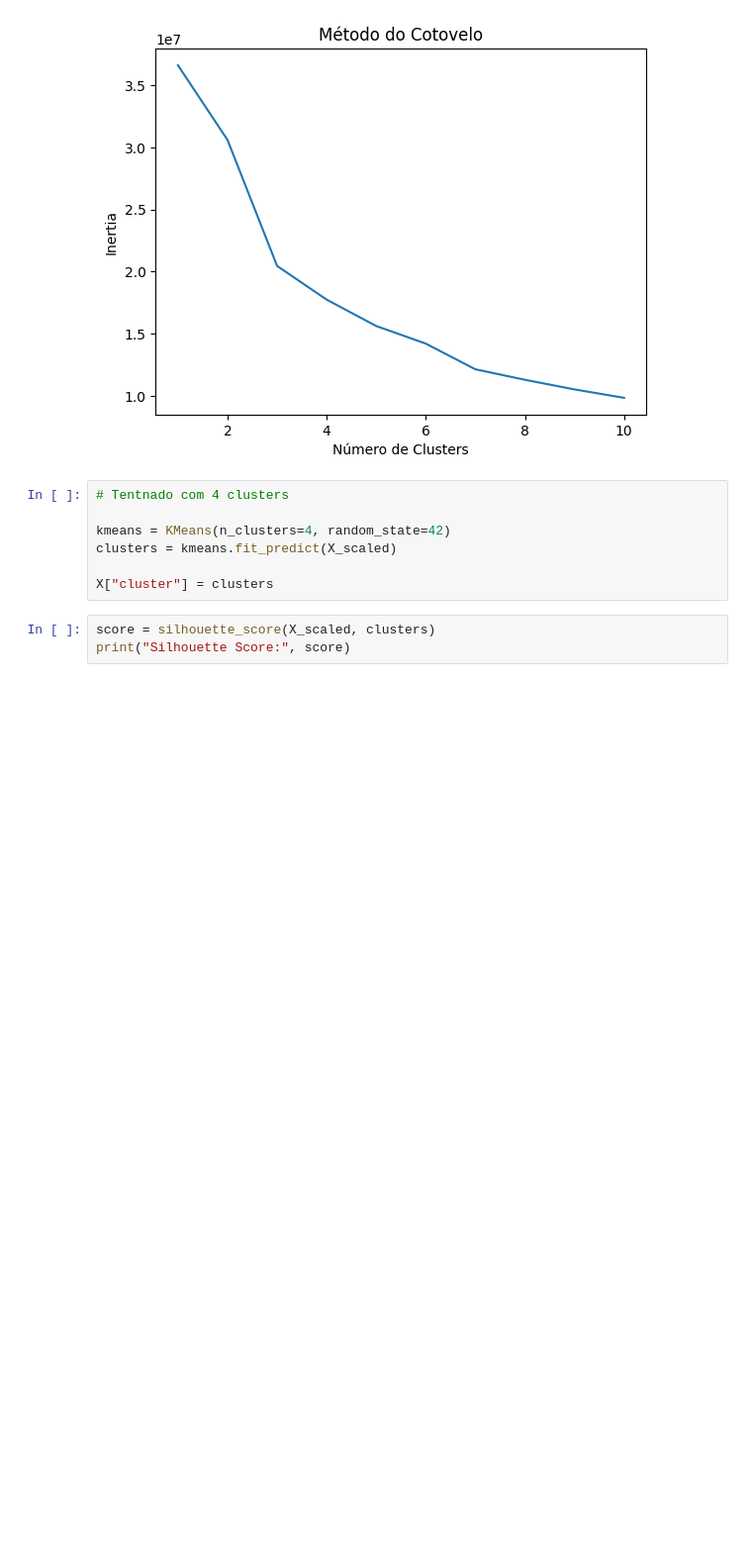
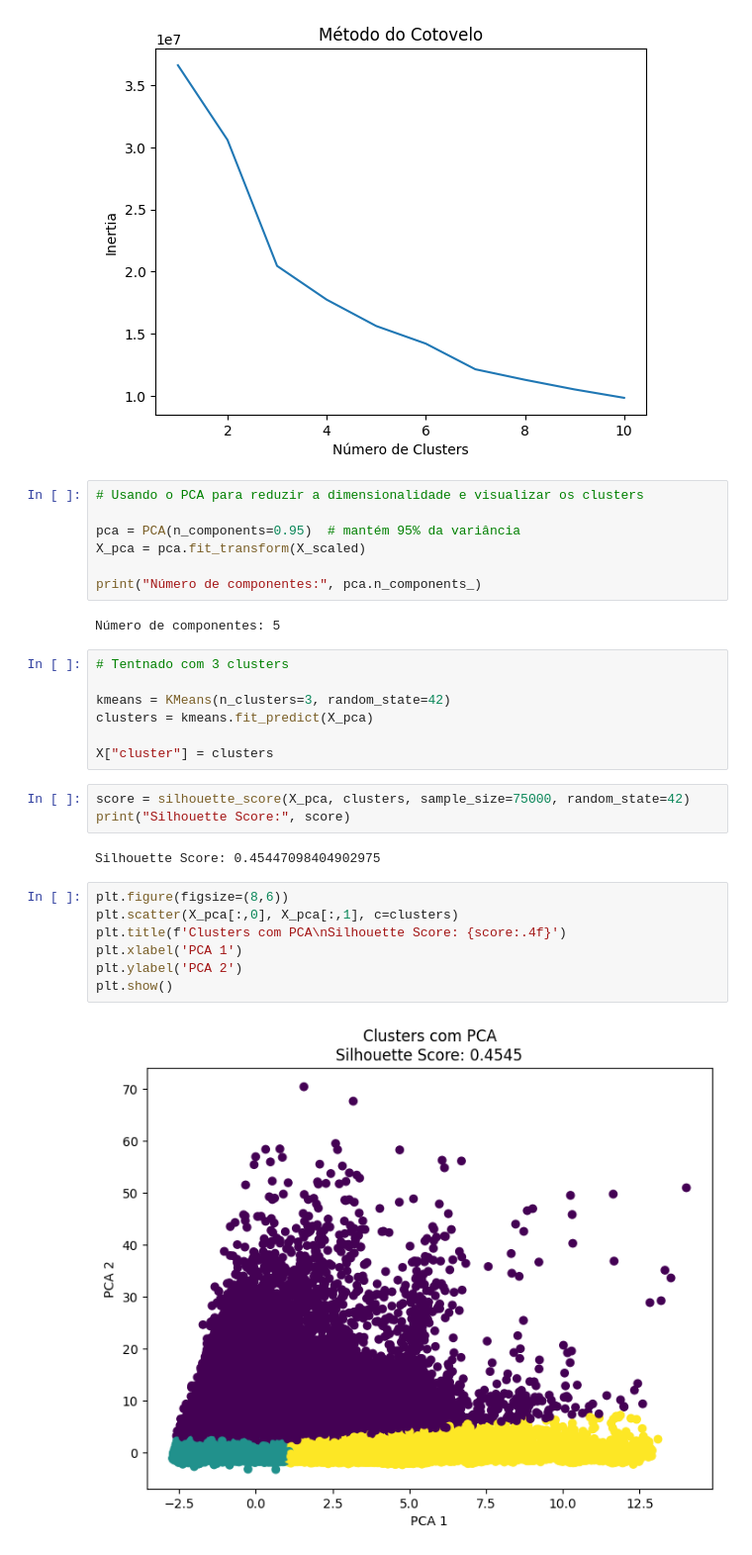
Before and after one commit to vinisouz4/FIAP_projeto_Fase_3, a Jupyter notebook: src/notebooks/treinamento_nao_supervisionado.ipynb, the cells around one changed output. Shown at 99% size. Cells and saved outputs as stored; diff of their text form; blank space fills up the shorter version.

```diff
--- a/src/notebooks/treinamento_nao_supervisionado.ipynb
+++ b/src/notebooks/treinamento_nao_supervisionado.ipynb
@@ -107,13 +111,33 @@ plt.title("Método do Cotovelo")
 plt.show()
 # %% [output]
 [figure]
+# %%
+# Usando o PCA para reduzir a dimensionalidade e visualizar os clusters
+
+pca = PCA(n_components=0.95)  # mantém 95% da variância
+X_pca = pca.fit_transform(X_scaled)
+
+print("Número de componentes:", pca.n_components_)
+# %% [output]
+Número de componentes: 5
 # %%
-# Tentnado com 4 clusters
+# Tentnado com 3 clusters
 
-kmeans = KMeans(n_clusters=4, random_state=42)
-clusters = kmeans.fit_predict(X_scaled)
+kmeans = KMeans(n_clusters=3, random_state=42)
+clusters = kmeans.fit_predict(X_pca)
 
 X["cluster"] = clusters
 # %%
-score = silhouette_score(X_scaled, clusters)
+score = silhouette_score(X_pca, clusters, sample_size=75000, random_state=42)
 print("Silhouette Score:", score)
+# %% [output]
+Silhouette Score: 0.45447098404902975
+# %%
+plt.figure(figsize=(8,6))
+plt.scatter(X_pca[:,0], X_pca[:,1], c=clusters)
+plt.title(f'Clusters com PCA\nSilhouette Score: {score:.4f}')
+plt.xlabel('PCA 1')
+plt.ylabel('PCA 2')
+plt.show()
+# %% [output]
+[figure, added]
```
Also changed, not shown: parts of 10 cells of this notebook.
